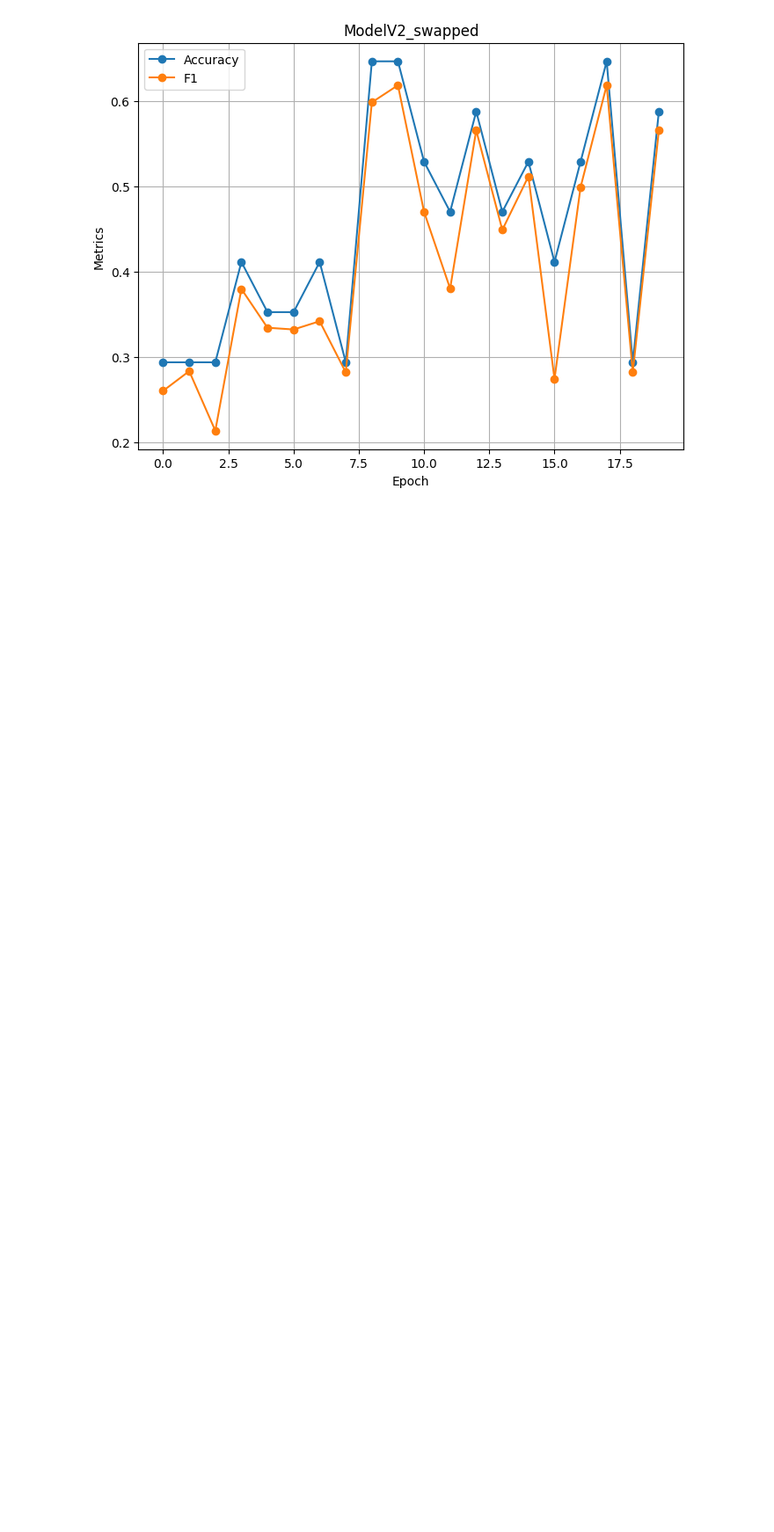
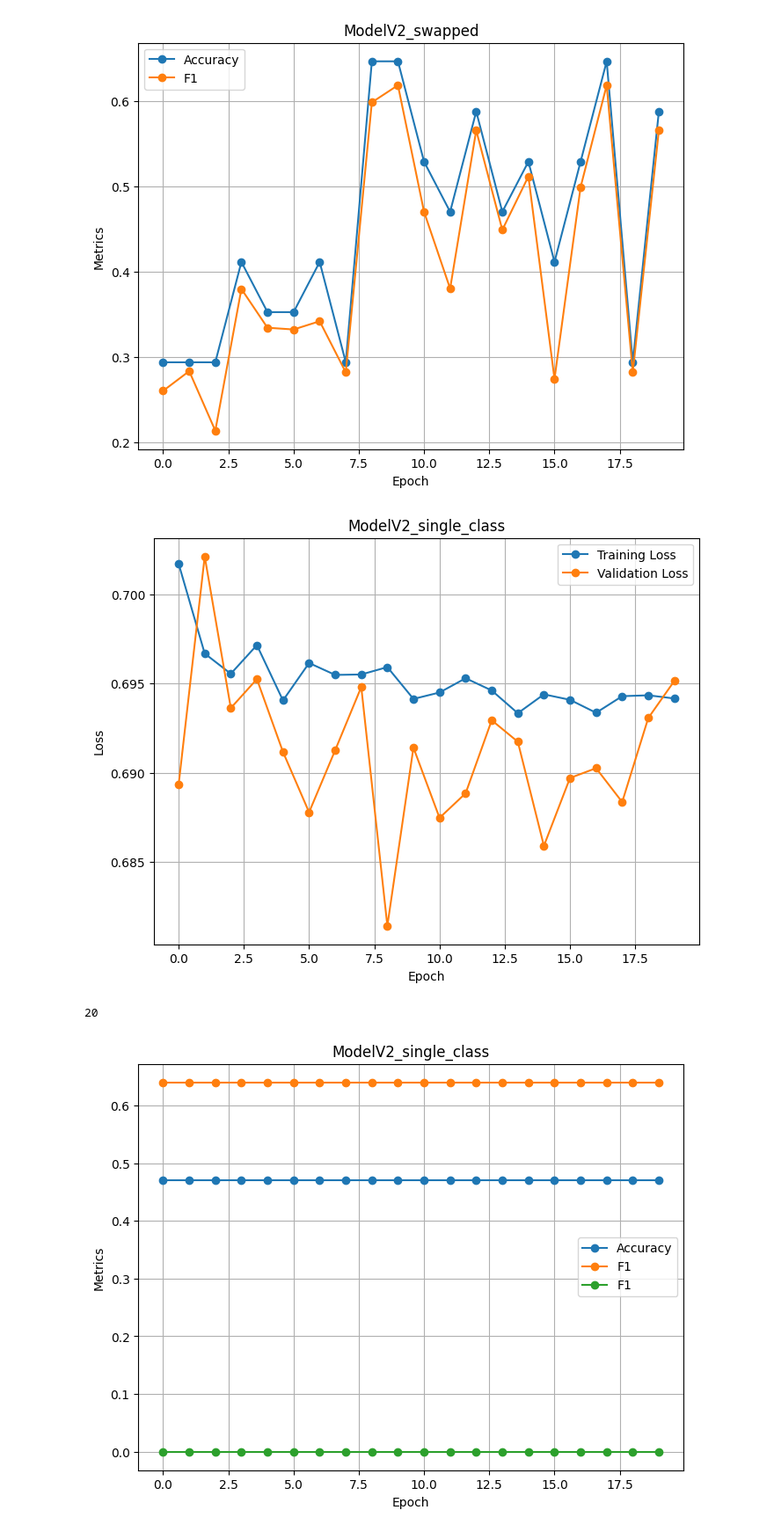
Before and after one commit to MattiaBarbiere/Deep_Learning_against_hate_speech, a Jupyter notebook: DL_vs_HateSpeech/loss.ipynb, the cells around one changed output. Shown at 88% size. Drawn from its saved outputs; the diff is of its cells as text; code cells hidden in the pictures; blank space fills up the shorter version.

Commit message:
Plotting single class model

```diff
--- a/DL_vs_HateSpeech/loss.ipynb
+++ b/DL_vs_HateSpeech/loss.ipynb
@@ -142,3 +142,12 @@ plot_metrics_from_path(path, title="ModelV2_swapped")
 # %% [output]
 [figure]
 [figure]
+# %%
+path = "./models\model_checkpoints\ModelV2_single_class"
+
+plot_losses_from_path(path, title="ModelV2_single_class")
+plot_metrics_from_path(path, title="ModelV2_single_class")
+# %% [output]
+[figure, added]
+20
+[figure, added]
```
Also changed, not shown: 1 other file.
